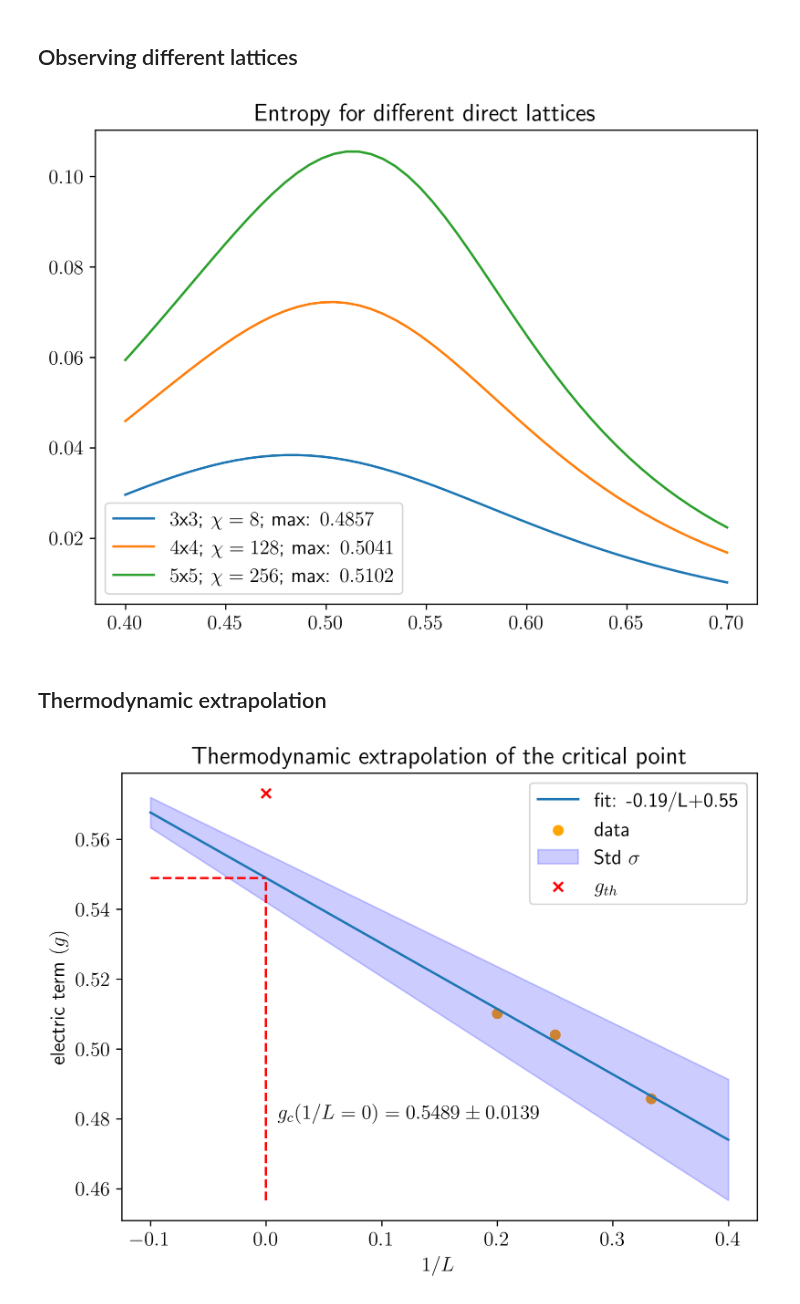
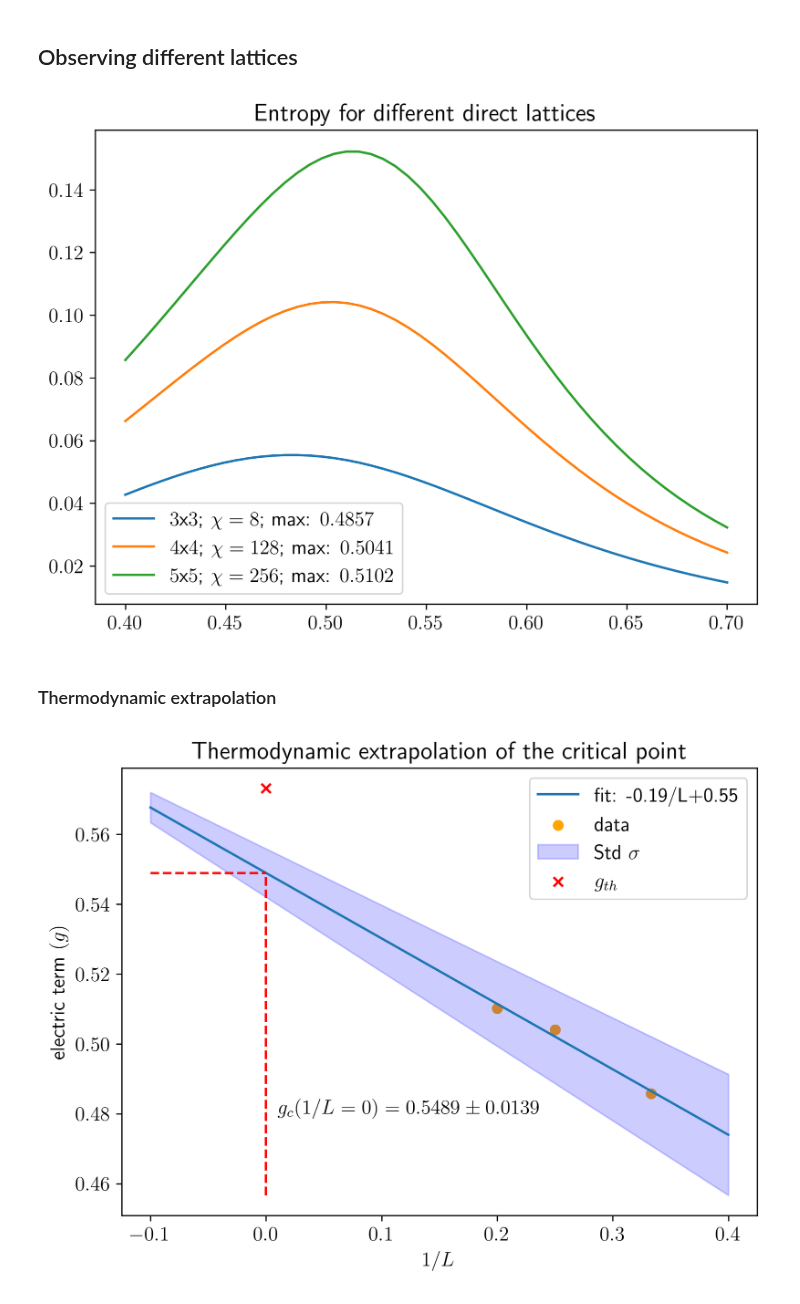
Before and after one commit to Fradm98/qs-mps, a Jupyter notebook: src/qs_mps/applications/Z2/check_schmidt_vals.ipynb, the cells around one changed output. Cells and saved outputs as stored; diff of their text form; code cells hidden in the pictures.

```diff
--- a/src/qs_mps/applications/Z2/check_schmidt_vals.ipynb
+++ b/src/qs_mps/applications/Z2/check_schmidt_vals.ipynb
@@ -313,12 +328,0 @@ the entropy for chi:256 is -8.962889401383293,   lenght of schmidt values is: 25
-# %%
-i = 0
-entr_tot = np.asarray(entr_tot)
-print(entr_tot.shape)
-for chi, entr in zip(chis, entr_tot):
-    entr_diff = np.abs(entr_tot[0]-entr_tot[i])
-    plt.plot(hs, entr_diff, 'x', alpha=0.8, label=f"diff $\chi$: {chis[0]}-{chis[i]}")
-    i += 1
-plt.legend()
-# plt.xscale("log")
-plt.yscale("log")
-plt.show()
@@ -328,51 +329,42 @@ plt.show()
 # %% [markdown]
 ## Observing different lattices
 # %%
-parent_path="/Users/fradm98/Google Drive/My Drive/projects/1_Z2"
 Ls = [4,5,6]
-h_i = 0.4
-h_f = 0.7
+chis = [32, 128, 256]
+hx_i = 0.4
+hx_f = 0.7
 npoints = 50
-hs = np.linspace(h_i,h_f,npoints)
-# hs = np.logspace(h_i,h_f,npoints)
-cx = None
-cy = None
-if cx == None:
-    sector = "vacuum_sector"
-else:
-    sector = f"{len(cx)}_particle(s)_sector"
+lin, log, retrieve = True, False, False
+if log:
+    interval = np.logspace(hx_i, hx_f, npoints)
+    precision = int(np.max((np.abs(hx_i),np.abs(hx_f))))
+elif lin:
+    interval = np.linspace(hx_i, hx_f, npoints)
+    num = (hx_f - hx_i) / npoints
+    precision = get_precision(num)
 chis = [8,128,256]
 threshold = 1e-15
 entr_tot = []
 for chi, L in zip(chis, Ls):
-    sm_h = np.load(f"{parent_path}/results/entropy_data/{L//2}_schmidt_vals_Z2_dual_direct_lattice_{L-1}x{L-1}_{sector}_None-None_h_{h_i}-{h_f}_delta_{npoints}_chi_{chi}.npy", allow_pickle=True)
+    sm_h = np.load(f"{parent_path}/results/entropy_data/{L//2}_schmidt_vals_Z2_dual_direct_lattice_{L-1}x{L-1}_{sector}_None-None_h_{hx_i}-{hx_f}_delta_{npoints}_chi_{chi}.npy", allow_pickle=True)
     sm_h = sm_h.reshape((npoints, sm_h.shape[-1]))
-    entr_h = []
-    for i, sm in enumerate(sm_h):
-        pre_sm = sm
-        post_sm = sm[sm > threshold].copy()
-        # print(f"{i}) pre size = {len(pre_sm)}, {pre_sm[-1]}, post size = {len(post_sm)}, {post_sm[-1]}")
-        # pre_entr = - np.sum( pre_sm**2 * np.log(pre_sm**2))
-        pre_entr = -sum([ x**2 * np.log(x**2) for x in pre_sm])
-        post_entr = -sum([ x**2 * np.log(x**2) for x in post_sm])
-        entr_h.append(post_entr)
-        # post_entr = - np.sum( post_sm**2 * np.log(post_sm**2))
-        # print(f"    pre entr = {pre_entr},\t post entr = {post_entr}")
-        # print(f"{i}) pre size = {len(pre_sm)}, {pre_sm[-1]}, post size = {len(post_sm)}, {post_sm[-1]}")
+    entr_h = [von_neumann_entropy(sm) for sm in sm_h]
+    g_max = round(interval[np.argmax(entr_h)], 4)
 
-    plt.plot(hs, entr_h, label=f"${L-1}$x${L-1}$; $\chi={chi}$; max: ${round(hs[np.argmax(entr_h)],4)}$")
+    plt.plot(interval, entr_h, label=f"${L-1}$x${L-1}$; $\chi={chi}$; max: ${g_max}$")
     entr_tot.append(entr_h)
 
 plt.legend()
 plt.title(f"Entropy for different direct lattices")
-# plt.xscale('log')
+if log:
+    plt.xscale('log')
 # plt.yscale('log')
-plt.savefig(f"{parent_path}/figures/entropy/{L//2}_bond_entropy_Z2_dual_direct_lattice_L_{Ls}_{sector}_{cx}-{cy}_h_{h_i}-{h_f}_delta_{npoints}_chi_{chis}.png")
+plt.savefig(f"{parent_path}/figures/entropy/{L//2}_bond_entropy_Z2_dual_direct_lattice_L_{Ls}_{sector}_{cx}-{cy}_h_{hx_i}-{hx_f}_delta_{npoints}_chi_{chis}.png")
 plt.show()
 # %% [output]
-[figure, old version]
+[figure, new version]
 # %% [markdown]
-## Thermodynamic extrapolation
+### Thermodynamic extrapolation
 # %%
 entr_max = []
 idx_max = []
```
Also changed, not shown: parts of 30 cells of this notebook, 1 other file.
